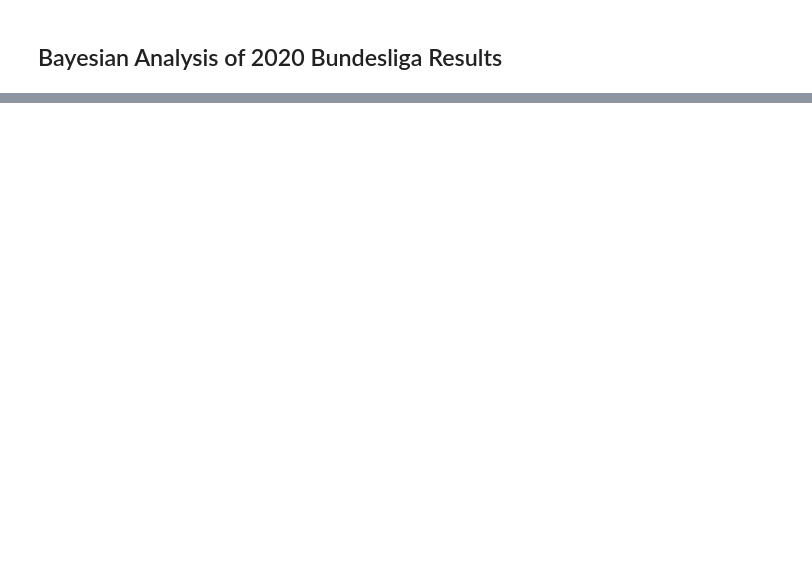
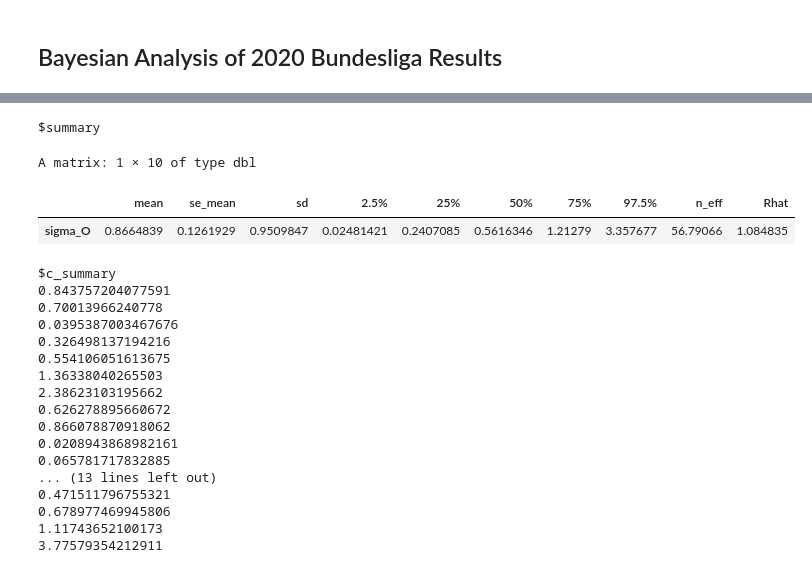
Before and after one commit to hublun/Stan, a Jupyter notebook: Stan/Jupyter/Bundesliga_2020.ipynb, the cells around one changed output, grey strips where cells are left out. Cells and saved outputs as stored; diff of their text form; code cells hidden in the pictures; blank space fills up the shorter version.

```diff
--- a/Stan/Jupyter/Bundesliga_2020.ipynb
+++ b/Stan/Jupyter/Bundesliga_2020.ipynb
@@ -66,2 +127,24 @@ fit <- sampling(object = sm,
 # %%
-summary(fit, pars = c("hfa_d"))
+summary(fit, pars = c("sigma_O"))
+# %% [output]
+$summary
+A matrix: 1 × 10 of type dbl
+|  | mean | se_mean | sd | 2.5% | 25% | 50% | 75% | 97.5% | n_eff | Rhat |
+| sigma_O | 0.8664839 | 0.1261929 | 0.9509847 | 0.02481421 | 0.2407085 | 0.5616346 | 1.21279 | 3.357677 | 56.79066 | 1.084835 |
+$c_summary
+0.843757204077591
+0.70013966240778
+0.0395387003467676
+0.326498137194216
+0.554106051613675
+1.36338040265503
+2.38623103195662
+0.626278895660672
+0.866078870918062
+0.0208943868982161
+0.065781717832885
+... (13 lines left out)
+0.471511796755321
+0.678977469945806
+1.11743652100173
+3.77579354212911
```
Also changed, not shown: parts of 11 cells of this notebook, 2 other files.
